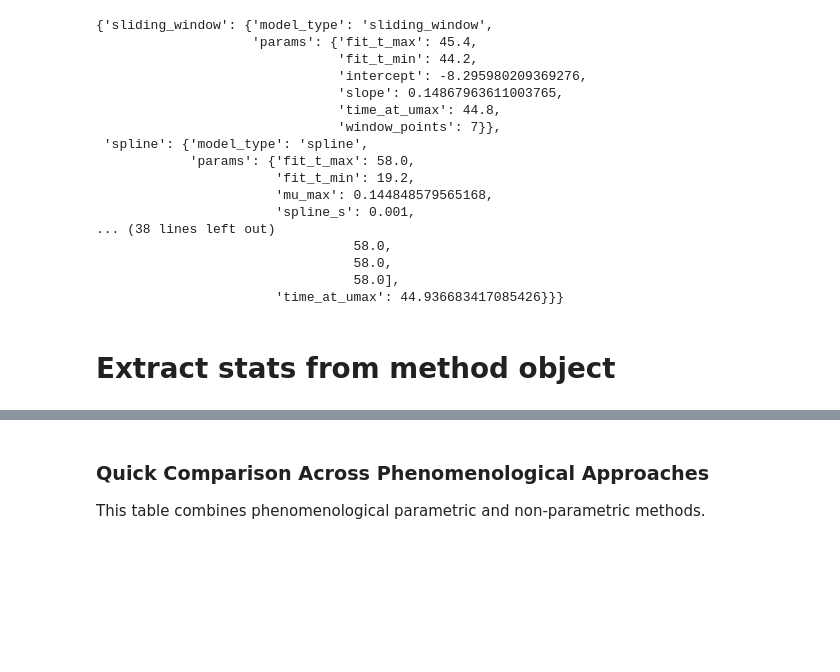
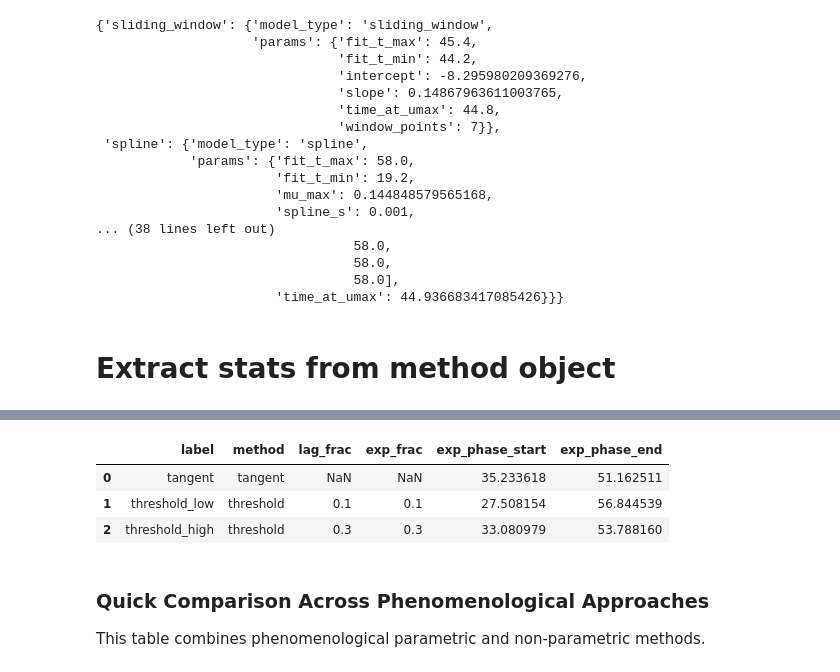
Before and after one commit to biosustain/growthcurves, a Jupyter notebook: docs/tutorial/tutorial.ipynb, the cells around one changed output, grey strips where cells are left out. Drawn from its saved outputs; the diff is of its cells as text; code cells hidden in the pictures; blank space fills up the shorter version.

```diff
--- a/docs/tutorial/tutorial.ipynb
+++ b/docs/tutorial/tutorial.ipynb
@@ -1016,0 +1001,60 @@ fig_spline.show()
+# %%
+# Compare phase-boundary methods and threshold sensitivity on the same fit
+phase_boundary_rows = []
+
+# Tangent method
+stats_tangent = gc.utils.extract_stats(
+    fit_spline,
+    time,
+    data,
+    phase_boundary_method="tangent",
+)
+phase_boundary_rows.append(
+    {
+        "label": "tangent",
+        "method": "tangent",
+        "lag_frac": np.nan,
+        "exp_frac": np.nan,
+        "stats": stats_tangent,
+    }
+)
+
+# Threshold method at low and high cutoffs
+for frac, label in [(0.10, "threshold_low"), (0.30, "threshold_high")]:
+    stats_threshold = gc.utils.extract_stats(
+        fit_spline,
+        time,
+        data,
+        phase_boundary_method="threshold",
+        lag_frac=frac,
+        exp_frac=frac,
+    )
+    phase_boundary_rows.append(
+        {
+            "label": label,
+            "method": "threshold",
+            "lag_frac": frac,
+            "exp_frac": frac,
+            "stats": stats_threshold,
+        }
+    )
+
+phase_boundary_df = pd.DataFrame(
+    [
+        {
+            "label": row["label"],
+            "method": row["method"],
+            "lag_frac": row["lag_frac"],
+            "exp_frac": row["exp_frac"],
+            "exp_phase_start": row["stats"]["exp_phase_start"],
+            "exp_phase_end": row["stats"]["exp_phase_end"],
+        }
+        for row in phase_boundary_rows
+    ]
+)
+phase_boundary_df
+# %% [output]
+|  | label | method | lag_frac | exp_frac | exp_phase_start | exp_phase_end |
+| 0 | tangent | tangent | NaN | NaN | 35.233618 | 51.162511 |
+| 1 | threshold_low | threshold | 0.1 | 0.1 | 27.508154 | 56.844539 |
+| 2 | threshold_high | threshold | 0.3 | 0.3 | 33.080979 | 53.788160 |
```
Also changed, not shown: parts of 10 cells of this notebook.
